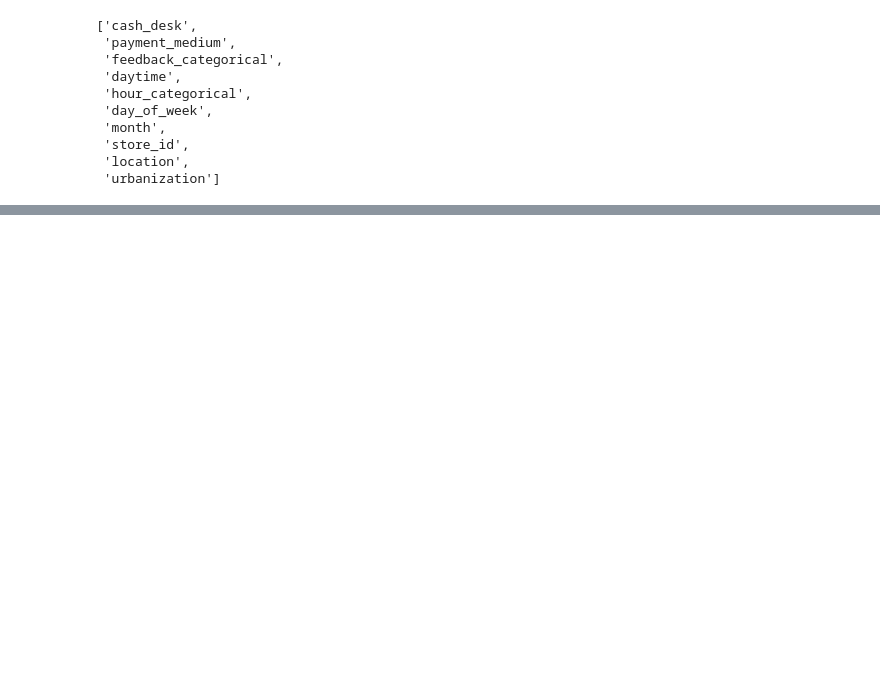
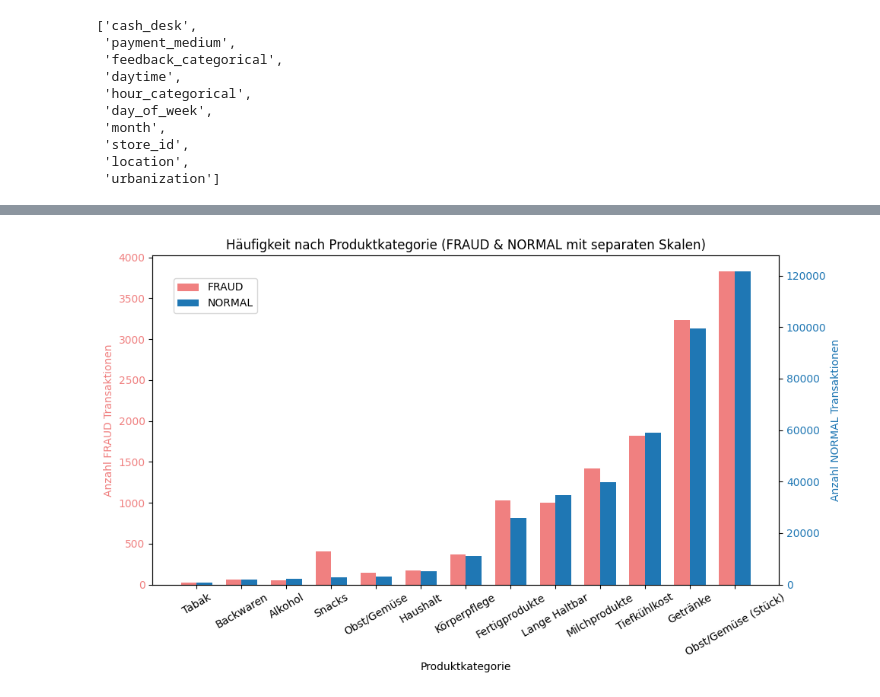
Before and after one commit to zurdavid/projektpraktikum-datascience, a Jupyter notebook: Raphael/explorative Datenanalyse/DataExploration_plots_kategorial.ipynb, the cells around one changed output, grey strips where cells are left out. Saved outputs shown, nothing was run; the diff lists cells and outputs as text; code cells hidden in the pictures; blank space fills up the shorter version.

```diff
--- a/Raphael/explorative Datenanalyse/DataExploration_plots_kategorial.ipynb
+++ b/Raphael/explorative Datenanalyse/DataExploration_plots_kategorial.ipynb
@@ -331,0 +356,42 @@ plt.show()
+# %%
+# Prepare data
+df_plot = df2.to_pandas()
+categories = df_plot[col]
+x = np.arange(len(categories))  # Numeric positions for each category
+bar_width = 0.35  # Width of each bar
+
+fig, ax1 = plt.subplots(figsize=(10, 6))
+
+# Plot FRAUD bars to the left
+fraud_counts = df_plot["FRAUD"]
+bars1 = ax1.bar(x - bar_width/2, fraud_counts, width=bar_width, color="lightcoral", label="FRAUD")
+ax1.set_ylabel("Anzahl FRAUD Transaktionen", color="lightcoral")
+ax1.tick_params(axis='y', labelcolor="lightcoral")
+
+# Twin axis for NORMAL
+ax2 = ax1.twinx()
+normal_counts = df_plot["NORMAL"]
+bars2 = ax2.bar(x + bar_width/2, normal_counts, width=bar_width, color="C0", label="NORMAL")
+ax2.set_ylabel("Anzahl NORMAL Transaktionen", color="C0")
+ax2.tick_params(axis='y', labelcolor="C0")
+
+# X-axis labels
+angle = 30
+ax1.set_xticks(x)
+ax1.set_xticklabels(categories, rotation=angle)
+ax1.set_xlabel("Produktkategorie")
+
+# Title and layout
+plt.title("Häufigkeit nach Produktkategorie (FRAUD & NORMAL mit separaten Skalen)")
+fig.tight_layout()
+
+# Optional: create a combined legend
+lines = [bars1, bars2]
+labels = ["FRAUD", "NORMAL"]
+fig.legend(lines, labels, loc="upper left", bbox_to_anchor=(0.1, 0.9))
+
+# Save and show
+plt.savefig(plot_dir / "counts_normal_fraud_category_dual_axis_offset.png")
+plt.show()
+# %% [output]
+[figure, added]
```
Also changed, not shown: parts of 6 cells of this notebook, 44 other files.
